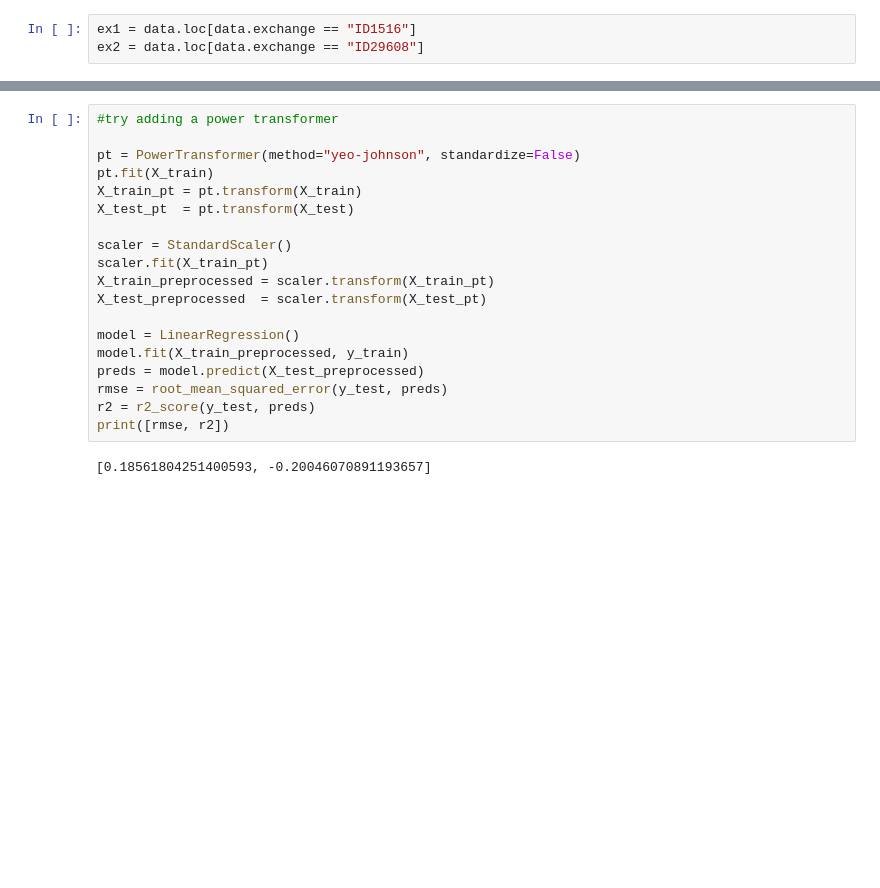
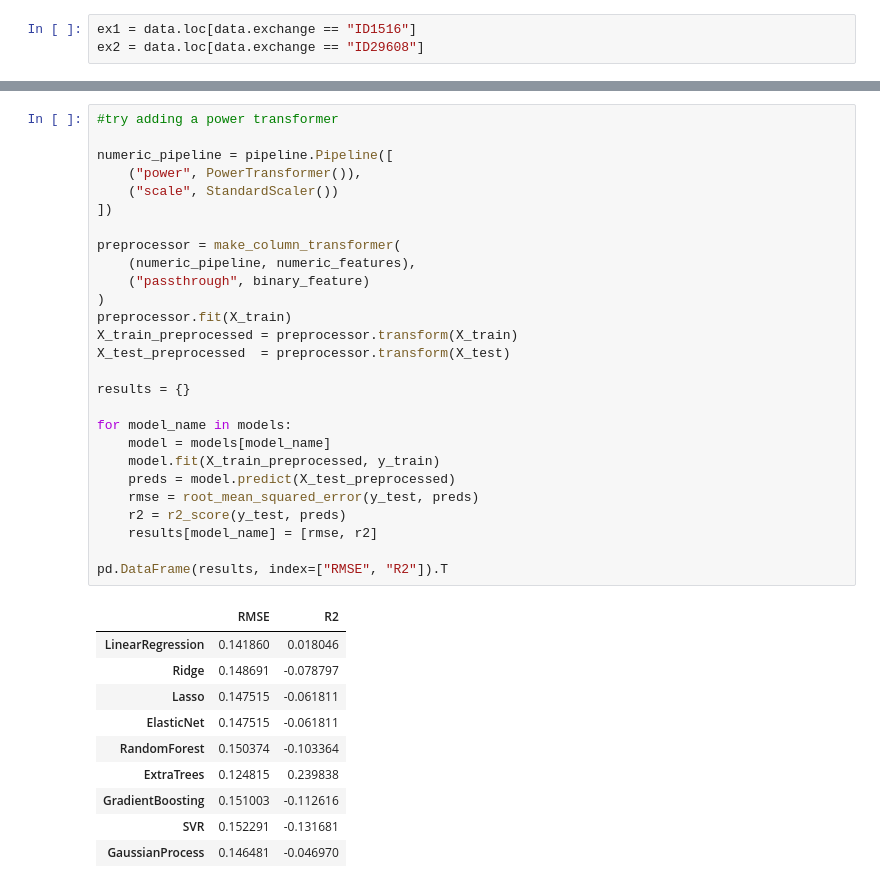
Before and after one commit to annie-rey/finm-324-hw4, a Jupyter notebook: model_training.ipynb, the cells around one changed output, grey strips where cells are left out. Cells and saved outputs as stored; diff of their text form; blank space fills up the shorter version.

```diff
--- a/model_training.ipynb
+++ b/model_training.ipynb
@@ -249,21 +361,38 @@ print([rmse, r2])
 # %%
 #try adding a power transformer
 
-pt = PowerTransformer(method="yeo-johnson", standardize=False)
-pt.fit(X_train)
-X_train_pt = pt.transform(X_train)
-X_test_pt  = pt.transform(X_test)
+numeric_pipeline = pipeline.Pipeline([
+    ("power", PowerTransformer()),
+    ("scale", StandardScaler())
+])
 
-scaler = StandardScaler()
-scaler.fit(X_train_pt)
-X_train_preprocessed = scaler.transform(X_train_pt)
-X_test_preprocessed  = scaler.transform(X_test_pt)
+preprocessor = make_column_transformer(
+    (numeric_pipeline, numeric_features),
+    ("passthrough", binary_feature)
+)
+preprocessor.fit(X_train)
+X_train_preprocessed = preprocessor.transform(X_train)
+X_test_preprocessed  = preprocessor.transform(X_test)
 
-model = LinearRegression()
-model.fit(X_train_preprocessed, y_train)
-preds = model.predict(X_test_preprocessed)
-rmse = root_mean_squared_error(y_test, preds)
-r2 = r2_score(y_test, preds)
-print([rmse, r2])
+results = {}
+
+for model_name in models:
+    model = models[model_name]
+    model.fit(X_train_preprocessed, y_train)
+    preds = model.predict(X_test_preprocessed)
+    rmse = root_mean_squared_error(y_test, preds)
+    r2 = r2_score(y_test, preds)
+    results[model_name] = [rmse, r2]
+
+pd.DataFrame(results, index=["RMSE", "R2"]).T
 # %% [output]
-[0.18561804251400593, -0.20046070891193657]
+|  | RMSE | R2 |
+| LinearRegression | 0.141860 | 0.018046 |
+| Ridge | 0.148691 | -0.078797 |
+| Lasso | 0.147515 | -0.061811 |
+| ElasticNet | 0.147515 | -0.061811 |
+| RandomForest | 0.150374 | -0.103364 |
+| ExtraTrees | 0.124815 | 0.239838 |
+| GradientBoosting | 0.151003 | -0.112616 |
+| SVR | 0.152291 | -0.131681 |
+| GaussianProcess | 0.146481 | -0.046970 |
```
Also changed, not shown: parts of 28 cells of this notebook, 1 other file.
